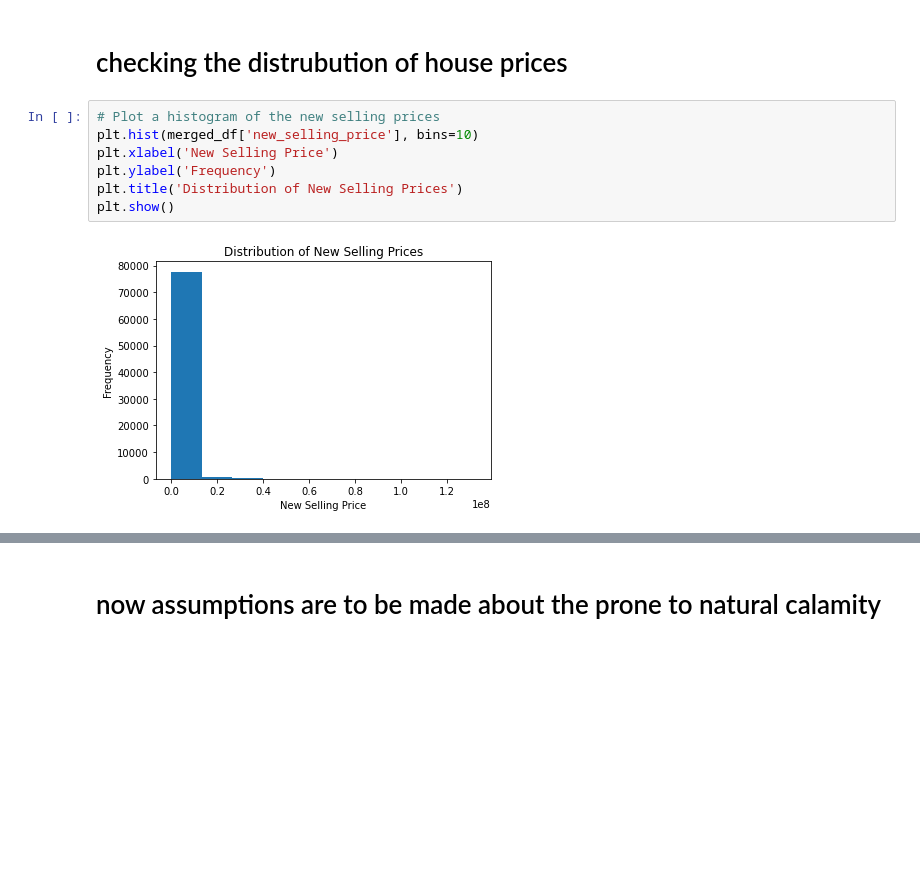
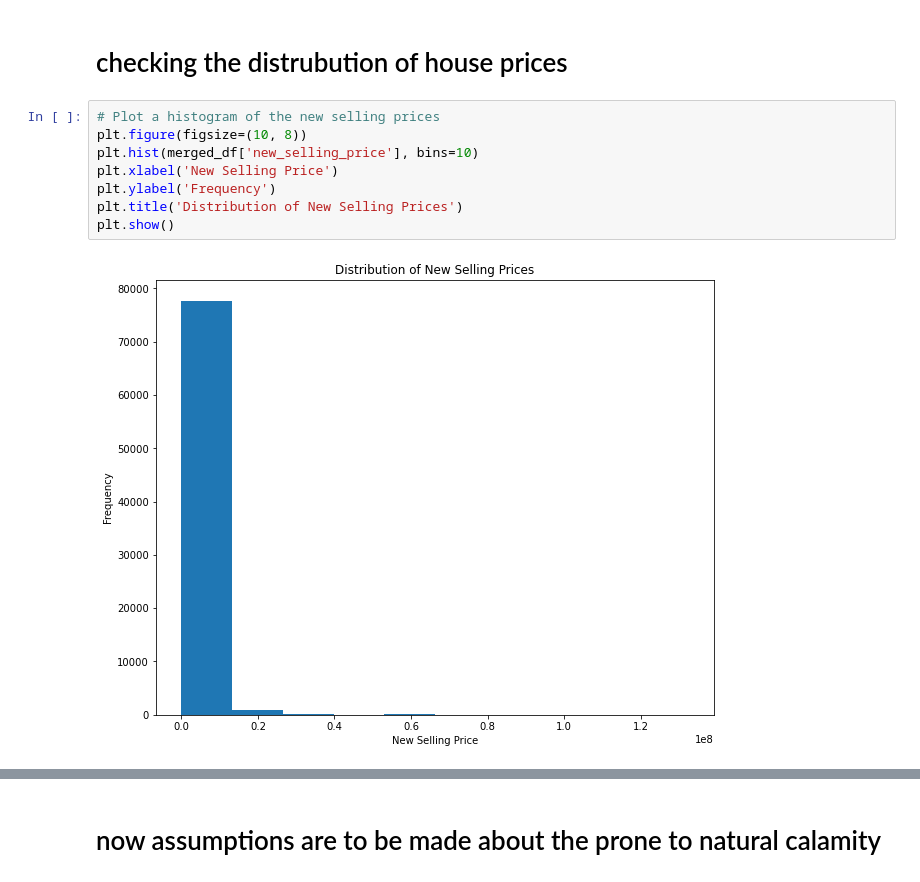
Before and after one commit to drigger091/home-llc-task-2, a Jupyter notebook: Getting_the_data_feature_engineering.ipynb, the cells around one changed output, grey strips where cells are left out. Saved outputs shown, nothing was run; the diff lists cells and outputs as text; blank space fills up the shorter version.

```diff
--- a/Getting_the_data_feature_engineering.ipynb
+++ b/Getting_the_data_feature_engineering.ipynb
@@ -190,13 +190,14 @@ merged_df = merged_df.drop(columns=['DATE','zip_code'],axis=1)
 # checking the distrubution of house prices
 # %%
 # Plot a histogram of the new selling prices
+plt.figure(figsize=(10, 8))
 plt.hist(merged_df['new_selling_price'], bins=10)
 plt.xlabel('New Selling Price')
 plt.ylabel('Frequency')
 plt.title('Distribution of New Selling Prices')
 plt.show()
 # %% [output]
-[figure, old version]
+[figure, new version]
 # %%
 # Calculate the count of houses for each price
 price_counts = merged_df['new_selling_price'].value_counts().sort_index()
```
Also changed, not shown: parts of 1 cell of this notebook.
